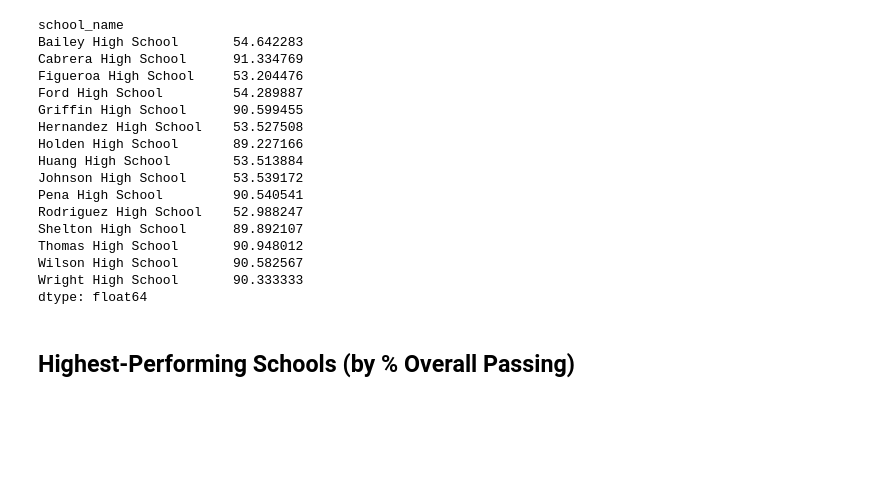
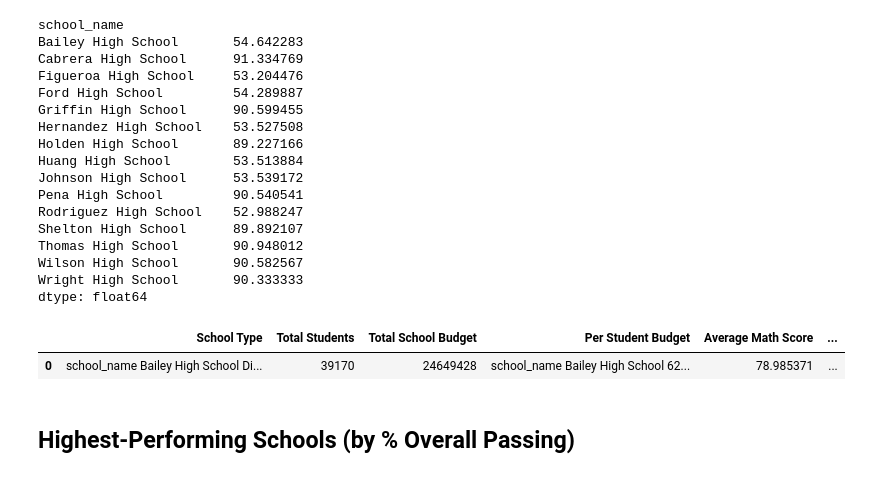
Before and after one commit to lizmartin/pandas-challenge, a Jupyter notebook: PyCitySchools/PyCitySchools_LMS.ipynb, the cells around one changed output. Drawn from its saved outputs; the diff is of its cells as text; code cells hidden in the pictures; blank space fills up the shorter version.

```diff
--- a/PyCitySchools/PyCitySchools_LMS.ipynb
+++ b/PyCitySchools/PyCitySchools_LMS.ipynb
@@ -106,6 +106,8 @@ district_summary
 ## School Summary
 # %%
 # Use the code provided to select all of the school types
-school_types = school_data_complete["type"].unique()
+school_types = school_data_complete.set_index(["school_name"])["type"]
+#list schools in alpha order
+school_types = school_types.sort_index()
 school_types
 # %% [output]
@@ -312,22 +326,25 @@ Wright High School       90.333333
 dtype: float64
 # %%
 # Create a DataFrame called `per_school_summary` with columns for the calculations above.
-per_school_summary = pd.DataFrame({"School Type": [school_types],
+per_school_summary = pd.DataFrame(data={"School Type": [school_types],
                                 "Total Students": [student_count],
                                 "Total School Budget": [total_budget],
                                 "Per Student Budget": [per_school_capita],
                                 "Average Math Score": [average_math_score],
                                 "Average Reading Score": [average_reading_score],
                                 "% Passing Math": [passing_math_percentage],
                                 "% Passing Reading": [passing_reading_percentage],
                                 "% Overall Passing": [overall_passing_rate]})
 
 # Formatting
 per_school_summary["Total School Budget"] = per_school_summary["Total School Budget"].map("${:,.2f}".format)
 per_school_summary["Per Student Budget"] = per_school_summary["Per Student Budget"].map("${:,.2f}".format)
 
 # Display the DataFrame
 per_school_summary
+# %% [output]
+|  | School Type | Total Students | Total School Budget | Per Student Budget | Average Math Score | ... |
+| 0 | school_name Bailey High School Di... | 39170 | 24649428 | school_name Bailey High School 62... | 78.985371 | ... |
 # %% [markdown]
 ## Highest-Performing Schools (by % Overall Passing)
 # %%
```
Also changed, not shown: parts of 1 cell of this notebook.
